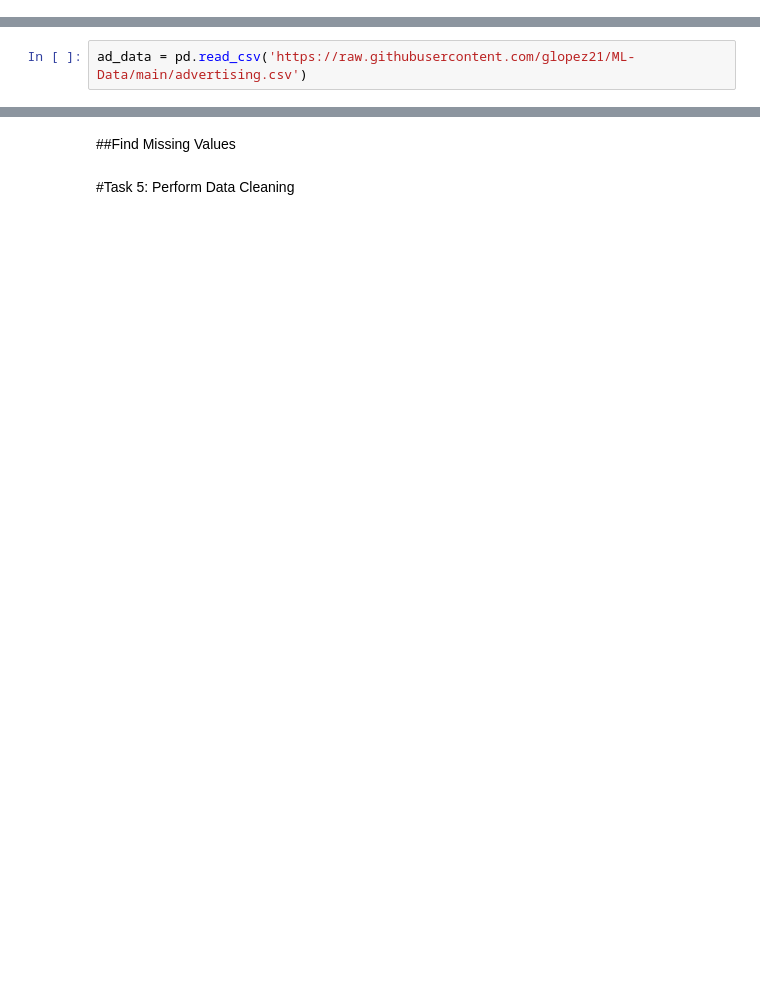
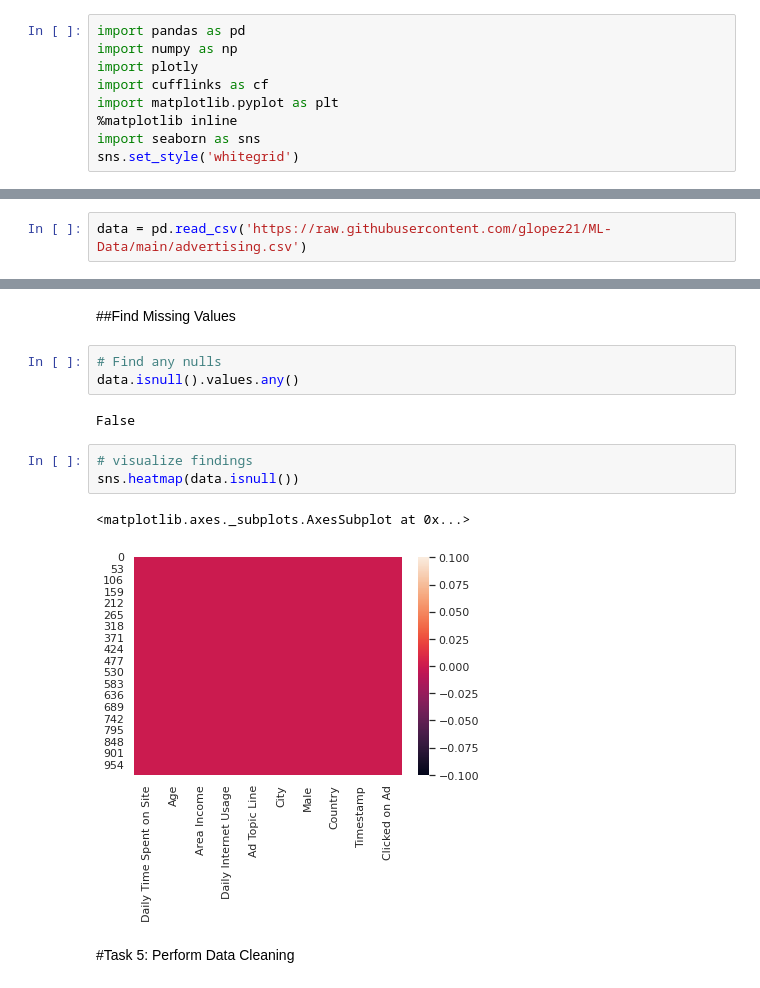
Before and after one commit to RedPandaStyle/ACE-Predictive-Analytics, a Jupyter notebook: Advertising_Analysis_JPV.ipynb, the cells around one changed output, grey strips where cells are left out. Saved outputs shown, nothing was run; the diff lists cells and outputs as text; blank space fills up the shorter version.

```diff
--- a/Advertising_Analysis_JPV.ipynb
+++ b/Advertising_Analysis_JPV.ipynb
@@ -9,9 +11,18 @@ Determine if a user cicked on the ad based on the data.
 # %% [markdown]
 #Task 2b: Import the Needed Libraries
+# %%
+import pandas as pd
+import numpy as np
+import plotly
+import cufflinks as cf
+import matplotlib.pyplot as plt
+%matplotlib inline
+import seaborn as sns
+sns.set_style('whitegrid')
 # %% [markdown]
 #Task 3: Load the Data
 # %%
-ad_data = pd.read_csv('https://raw.githubusercontent.com/glopez21/ML-Data/main/advertising.csv')
+data = pd.read_csv('https://raw.githubusercontent.com/glopez21/ML-Data/main/advertising.csv')
 # %% [markdown]
 #Task 4: Perform Data Exploratory Analysis (EDA)
 # %% [markdown]
@@ -21,4 +85,15 @@ ad_data = pd.read_csv('https://raw.githubusercontent.com/glopez21/ML-Data/main/a
 # %% [markdown]
 ##Find Missing Values
+# %%
+# Find any nulls
+data.isnull().values.any()
+# %% [output]
+False
+# %%
+# visualize findings
+sns.heatmap(data.isnull())
+# %% [output]
+<matplotlib.axes._subplots.AxesSubplot at 0x...>
+[figure, added]
 # %% [markdown]
 #Task 5: Perform Data Cleaning
```
Also changed, not shown: parts of 9 cells of this notebook.
